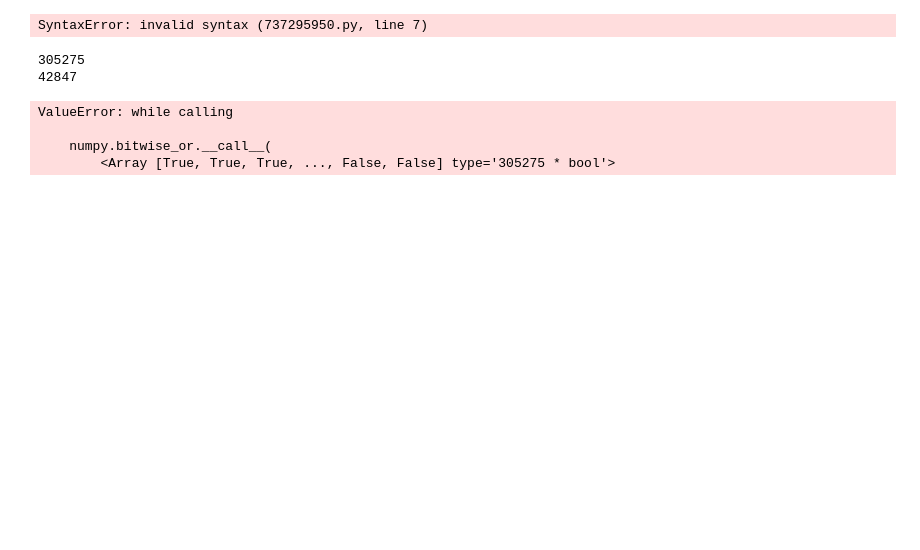
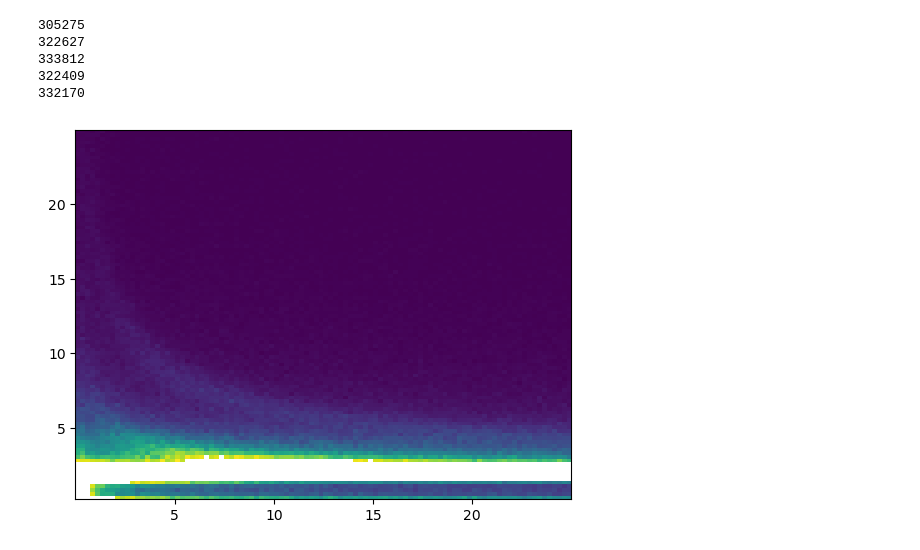
Before and after one commit to PINKTAIGAH/SHP, a Jupyter notebook: uproot_test/pID.ipynb, the cells around one changed output. Drawn from its saved outputs; the diff is of its cells as text; code cells hidden in the pictures; blank space fills up the shorter version.

```diff
--- a/uproot_test/pID.ipynb
+++ b/uproot_test/pID.ipynb
@@ -18,13 +18,11 @@ def cut_data(rr, dedx):
     rr= ak.flatten(rr)
     dedx= ak.flatten(dedx)
 
-    remove= np.where((rr>25)|(dedx>25)|)
+    remove= np.where((rr>25)|(dedx>25))
     rr= np.delete(rr, remove)
     dedx= np.delete(dedx, remove)
 
     return rr.to_numpy(), dedx.to_numpy()
-# %% [output]
-SyntaxError: invalid syntax (737295950.py, line 7)
 # %%
 rr_1= file1['rec.reco.trk.calo.2.points.rr'].array()
 dedx_1= file1['rec.reco.trk.calo.2.points.dedx'].array()
@@ -43,21 +41,26 @@ rr_5= file5['rec.reco.trk.calo.2.points.rr'].array()
 dedx_5= file5['rec.reco.trk.calo.2.points.dedx'].array()
 # %%
 rr_1, dedx_1= cut_data(rr_1, dedx_1)
+rr_2, dedx_2= cut_data(rr_2, dedx_2)
+rr_3, dedx_3= cut_data(rr_3, dedx_3)
+rr_4, dedx_4= cut_data(rr_4, dedx_4)
+rr_5, dedx_5= cut_data(rr_5, dedx_5)
 
-h,_,_,_= plt.hist2d(rr_1, dedx_1 ,bins=(100,100), cmax=50)
-# for i, val in np.ndenumerate(h):
-#     if np.isnan(val):
-#         if i[1]<95:
-#             h[i]= round(np.random.normal(30,3))
-#     if i[1]>=95:
-#         h[i]= round(np.random.normal(2,3))
+
+dedx= np.concatenate([dedx_1,dedx_2, dedx_3, dedx_4, dedx_5])
+rr= np.concatenate([rr_1,rr_2, rr_3, rr_4, rr_5])
+
+h,_,_,_= plt.hist2d(rr, dedx ,bins=(100,100), cmax=500)
+for i, val in np.ndenumerate(h):
+    if np.isnan(val):
+        h[i]= round(np.random.normal(2,3))
 # %% [output]
 305275
-42847
+322627
+333812
+322409
+332170
-ValueError: while calling
-
-    numpy.bitwise_or.__call__(
-        <Array [True, True, True, ..., False, False] type='305275 * bool'>
+[figure, added]
 # %%
 plt.imshow(np.flip(h.T, axis=0))
 # %% [output]
```
Also changed, not shown: parts of 1 cell of this notebook, 3 other files.
